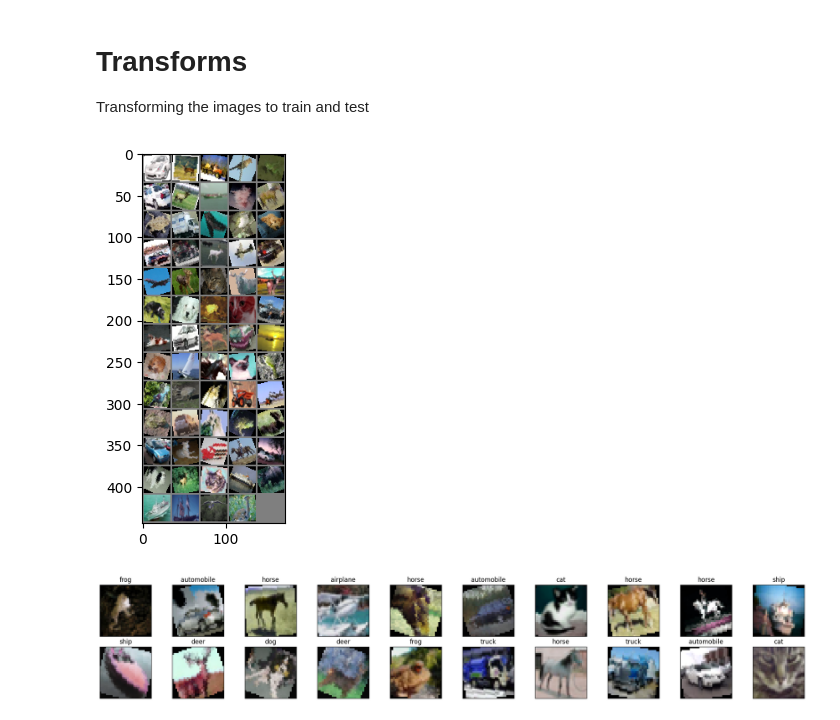
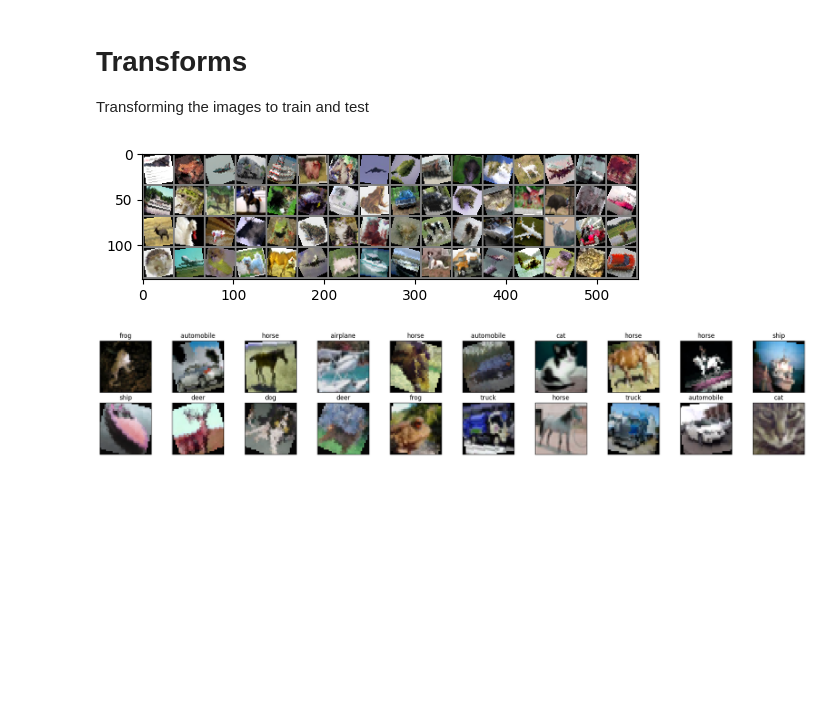
Before and after one commit to Rahuletto/CNN, a Jupyter notebook: train.ipynb, the cells around one changed output. Drawn from its saved outputs; the diff is of its cells as text; code cells hidden in the pictures; blank space fills up the shorter version.

Commit message:
chore: grid size

```diff
--- a/train.ipynb
+++ b/train.ipynb
@@ -92,15 +92,15 @@ test_loader = DataLoader(test_dataset, batch_size=batch_size, num_workers=num_wo
 # %%
 def imshow(img):
     img = img / 2 + 0.5
     t = np.transpose(img, (1, 2, 0))
     plt.imshow(t)
 
 
 dataiter = iter(train_loader)
 images, labels = next(dataiter)
-imshow(utils.make_grid(images, nrow=5))
+imshow(utils.make_grid(images, nrow=16))
 # %% [output]
-[figure, old version]
+[figure, new version]
 # %%
 dataiter = iter(train_loader)
 images, labels = next(dataiter)
```
